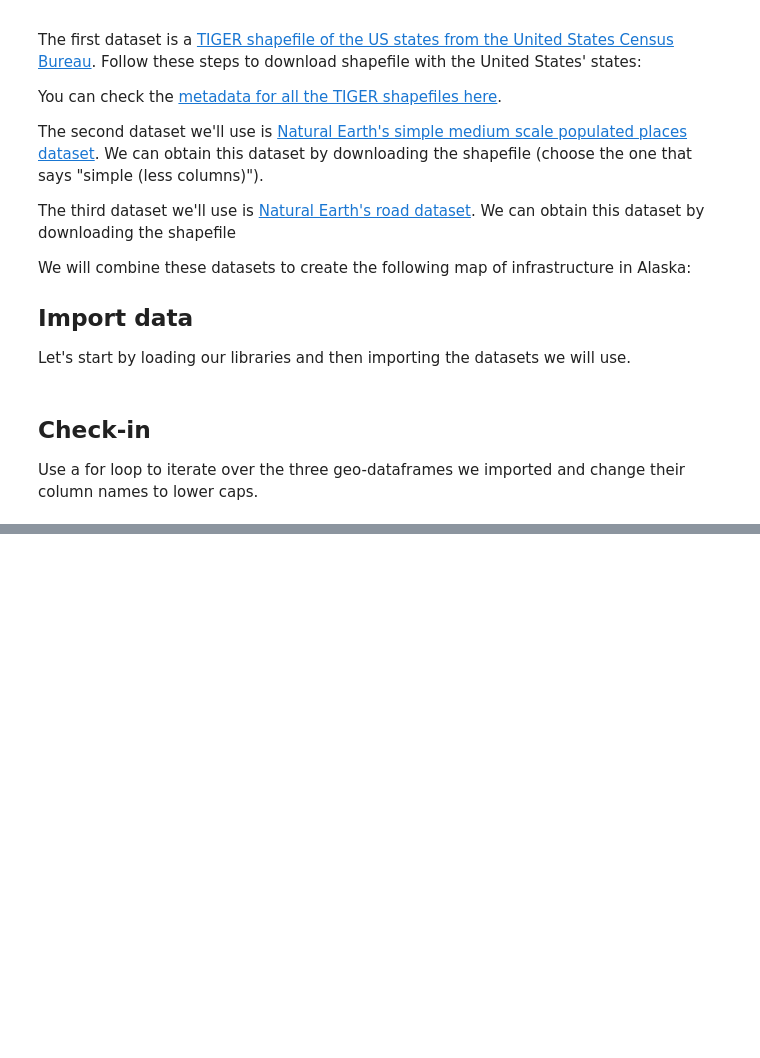
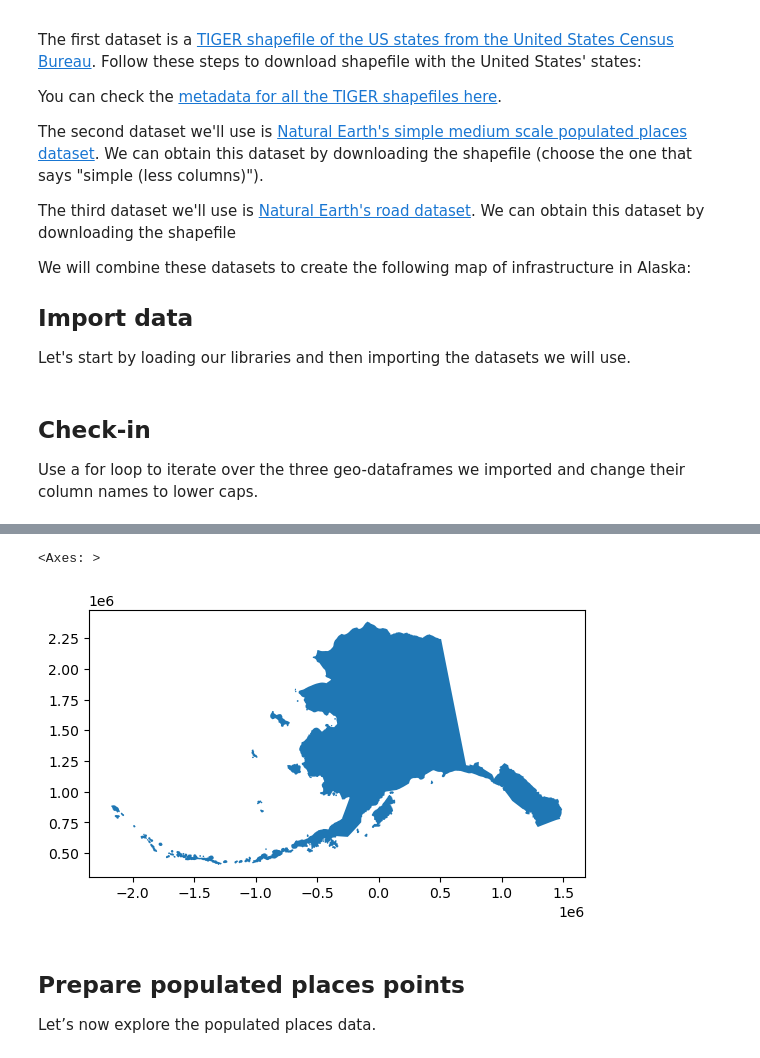
Before and after one commit to mmyiv/eds22--0-2024-in-class, a Jupyter notebook: week-7-clipping-STUDENTS.ipynb, the cells around one changed output, grey strips where cells are left out. Drawn from its saved outputs; the diff is of its cells as text; code cells hidden in the pictures; blank space fills up the shorter version.

```diff
--- a/week-7-clipping-STUDENTS.ipynb
+++ b/week-7-clipping-STUDENTS.ipynb
@@ -67,0 +120,9 @@ Use a for loop to iterate over the three geo-dataframes we imported and change t
+# %%
+# Reproject CRS to Alaska optimized CRS
+alaska = alaska.to_crs('epsg:3338')
+
+# Inspect new CES
+print('Is this CRS projected?', alaska.crs.is_projected)
+
+# Print crs
+alaska.crs
@@ -67,0 +145,10 @@ Use a for loop to iterate over the three geo-dataframes we imported and change t
+# %%
+# Initial plot
+alaska.plot()
+# %% [output]
+<Axes: >
+[figure, added]
+# %% [markdown]
+## Prepare populated places points
+
+Let’s now explore the populated places data.
```
Also changed, not shown: parts of 36 cells of this notebook.
